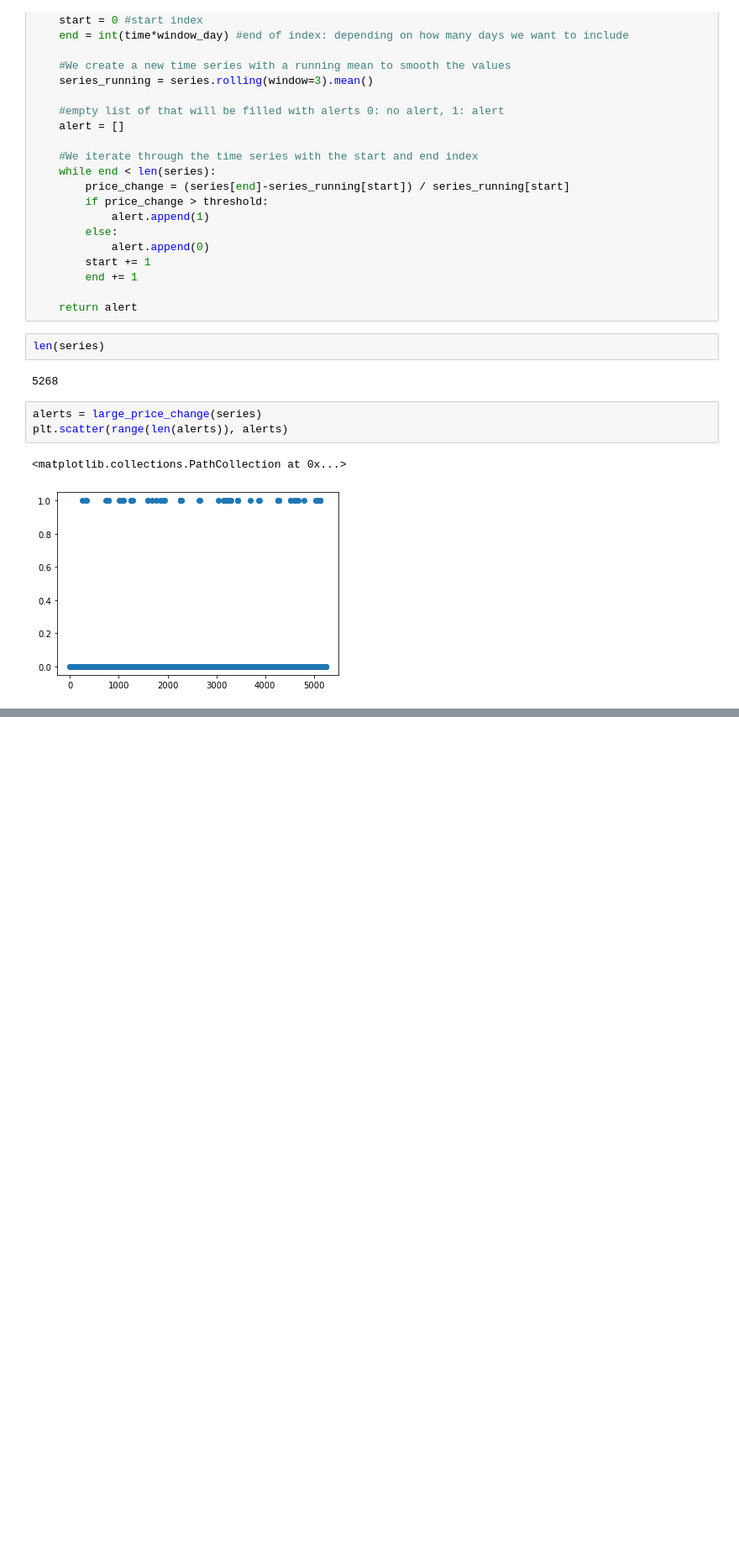
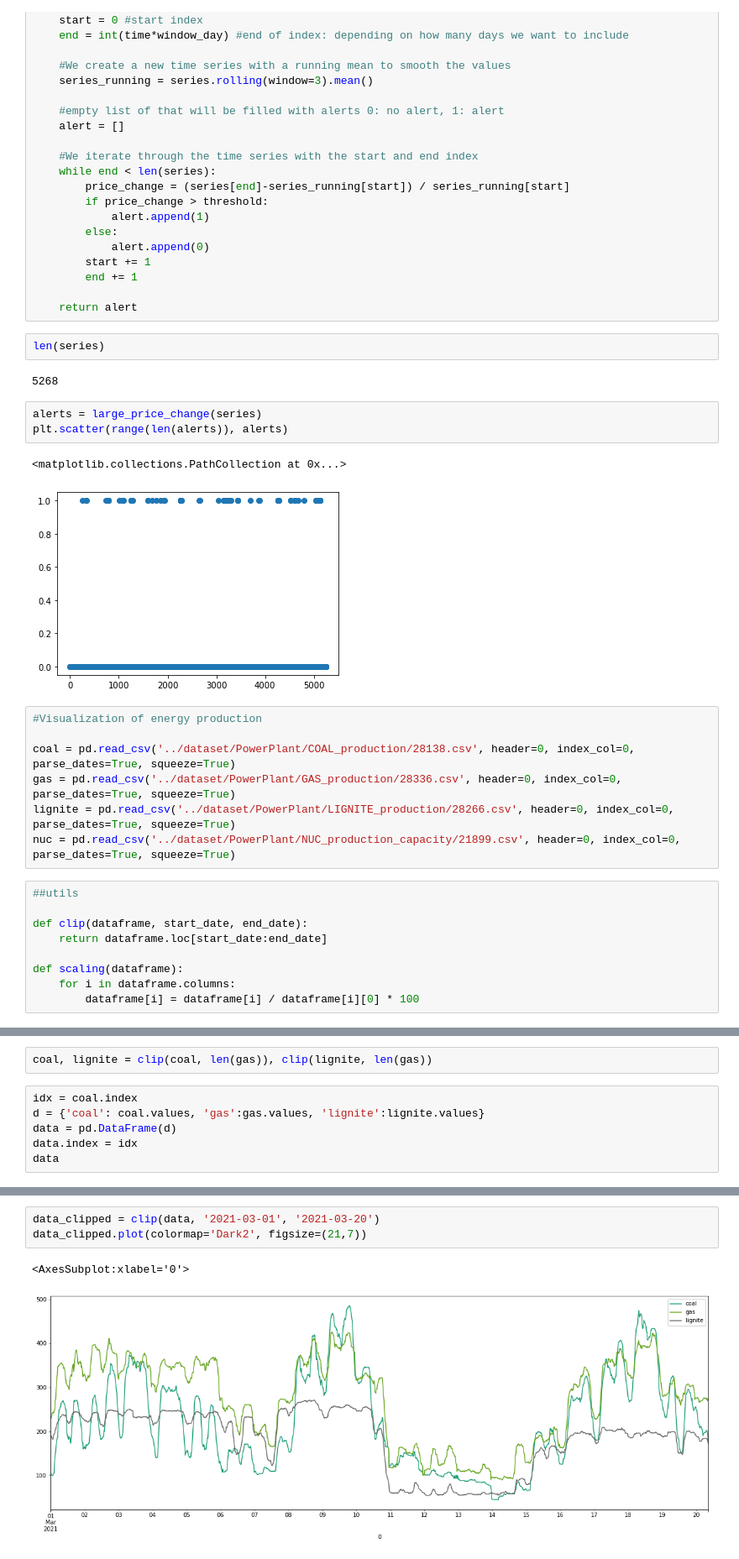
Before and after one commit to Mattiatore/Start_Hack21, a Jupyter notebook: Visualization/visualize.ipynb, the cells around one changed output, grey strips where cells are left out. Shown at 84% size. Saved outputs shown, nothing was run; the diff lists cells and outputs as text; blank space fills up the shorter version.

```diff
--- a/Visualization/visualize.ipynb
+++ b/Visualization/visualize.ipynb
@@ -95,3 +94,19 @@ plt.scatter(range(len(alerts)), alerts)
 # %% [output]
 <matplotlib.collections.PathCollection at 0x...>
 [figure]
+# %%
+#Visualization of energy production
+
+coal = pd.read_csv('../dataset/PowerPlant/COAL_production/28138.csv', header=0, index_col=0, parse_dates=True, squeeze=True)
+gas = pd.read_csv('../dataset/PowerPlant/GAS_production/28336.csv', header=0, index_col=0, parse_dates=True, squeeze=True)
+lignite = pd.read_csv('../dataset/PowerPlant/LIGNITE_production/28266.csv', header=0, index_col=0, parse_dates=True, squeeze=True)
+nuc = pd.read_csv('../dataset/PowerPlant/NUC_production_capacity/21899.csv', header=0, index_col=0, parse_dates=True, squeeze=True)
+# %%
+##utils
+
+def clip(dataframe, start_date, end_date):
+    return dataframe.loc[start_date:end_date]
+
+def scaling(dataframe):
+    for i in dataframe.columns:
+        dataframe[i] = dataframe[i] / dataframe[i][0] * 100
@@ -97,0 +117,8 @@ plt.scatter(range(len(alerts)), alerts)
+# %%
+coal, lignite = clip(coal, len(gas)), clip(lignite, len(gas))
+# %%
+idx = coal.index
+d = {'coal': coal.values, 'gas':gas.values, 'lignite':lignite.values}
+data = pd.DataFrame(d)
+data.index = idx
+data
@@ -97,0 +158,6 @@ plt.scatter(range(len(alerts)), alerts)
+# %%
+data_clipped = clip(data, '2021-03-01', '2021-03-20')
+data_clipped.plot(colormap='Dark2', figsize=(21,7))
+# %% [output]
+<AxesSubplot:xlabel='0'>
+[figure, added]
```
Also changed, not shown: parts of 10 cells of this notebook, 1 other file.
